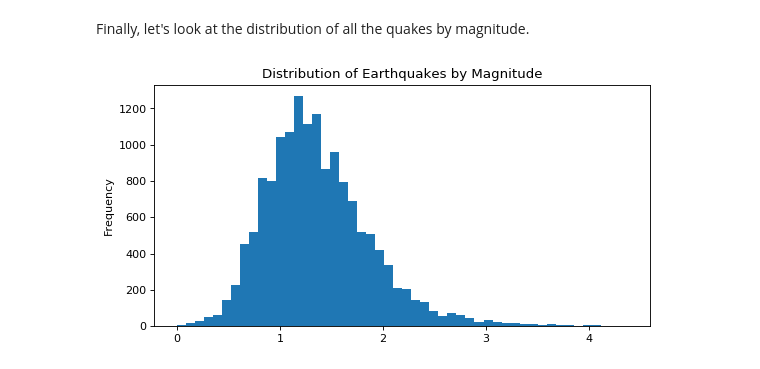
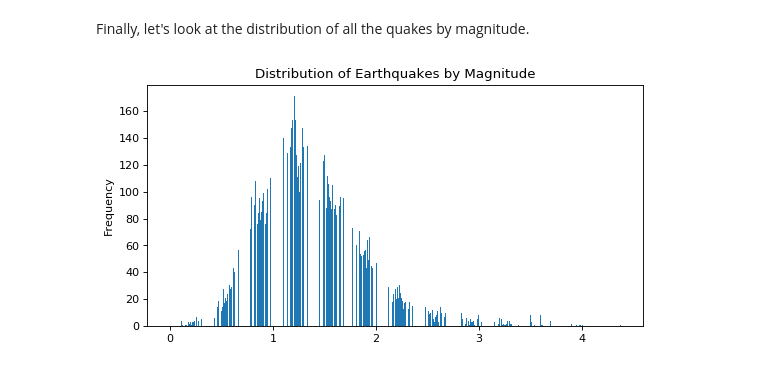
Before and after one commit to jakesnow/quakes, a Jupyter notebook: Quakes.ipynb, the cells around one changed output. Cells and saved outputs as stored; diff of their text form; code cells hidden in the pictures.

```diff
--- a/Quakes.ipynb
+++ b/Quakes.ipynb
@@ -210,6 +210,6 @@ plot_month(df,2,2018)
 # %% [markdown]
 Finally, let's look at the distribution of all the quakes by magnitude.
 # %%
-plot_magnitude_histogram(df, bins=50)
+plot_magnitude_histogram(df, bins=1000)
 # %% [output]
-[figure, old version]
+[figure, new version]
```
